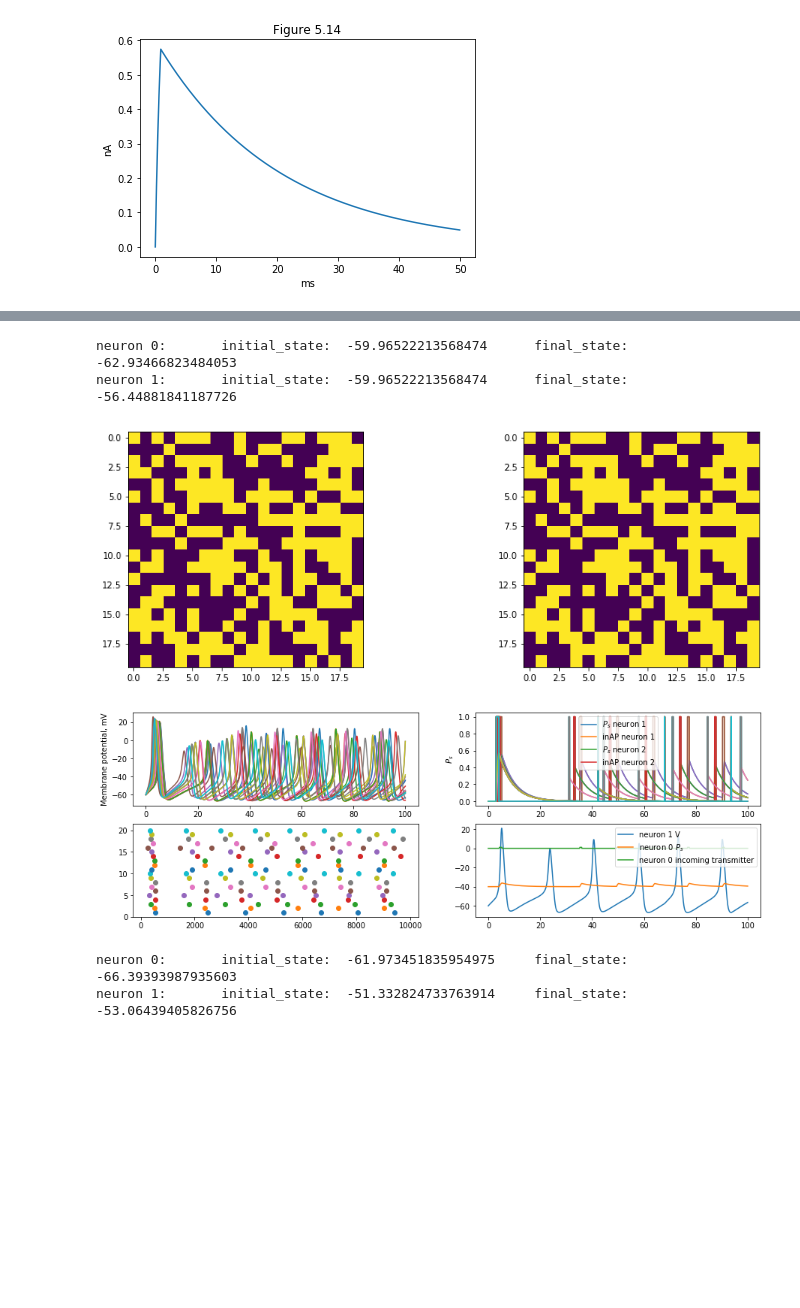
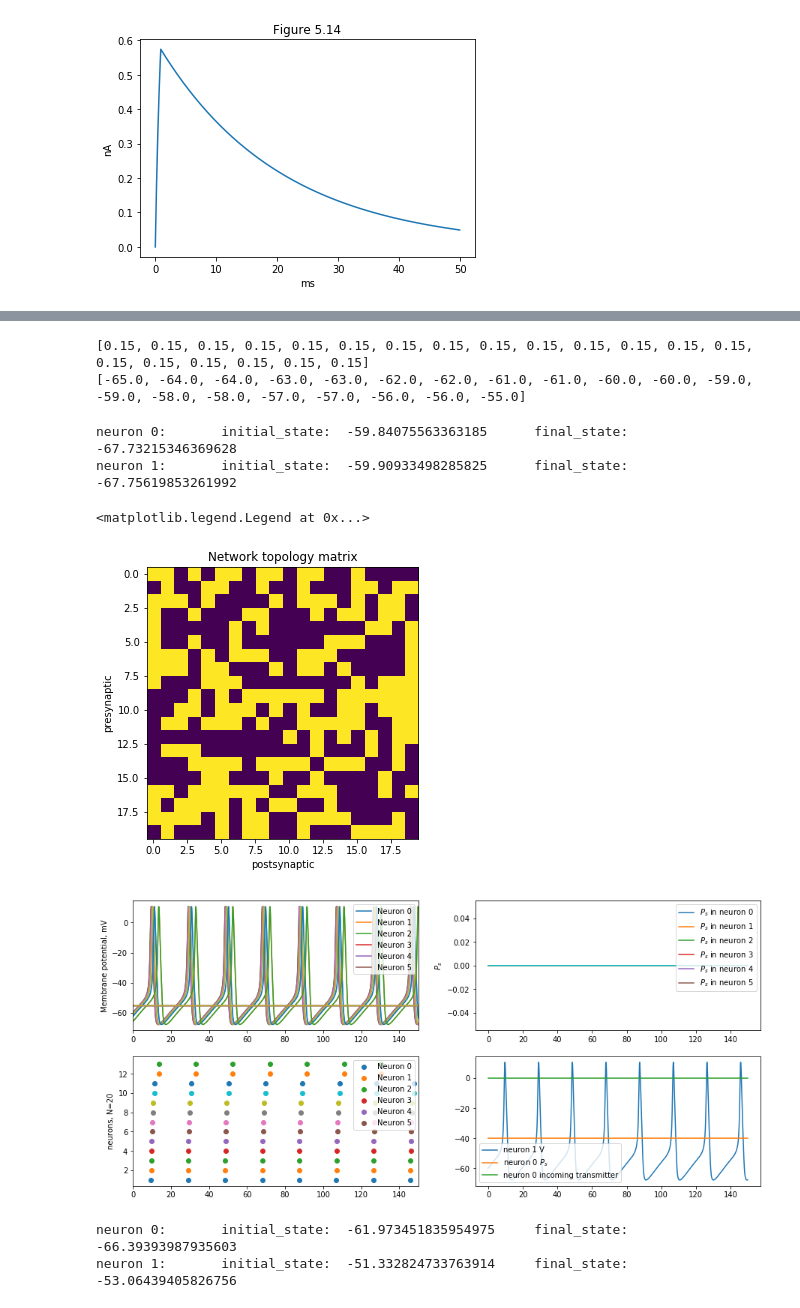
Before and after one commit to zardoz81/TUTORIALS, a Jupyter notebook: Dayan, Abbott - SIMS.ipynb, the cells around one changed output, grey strips where cells are left out. Saved outputs shown, nothing was run; the diff lists cells and outputs as text; code cells hidden in the pictures; blank space fills up the shorter version.

```diff
--- a/Dayan, Abbott - SIMS.ipynb
+++ b/Dayan, Abbott - SIMS.ipynb
@@ -267,73 +236,90 @@ for i in range(N):
+# %%
+# create a list of neuron objects:
+N = 20
+neurons = []
+random_topology = 1
+
+# Define network topology:
+np.random.seed(10)
+route0 = np.zeros((N,N), dtype='int')
+route1 = np.random.randint(2, size=(N,N))
+route = route0 if random_topology==0 else route1
+
+# Change some default initialization parameters:
+Ie = np.random.choice([0.15, 0.15, 0.15])
+V0 = np.round(np.linspace(-65, -55, N))
+for i in range(N):
+    neurons.append(Neuron(V0=V0[i], Ie=Ie))
+print([neurons[i].Ie for i in range(N)])
+print([neurons[i].V for i in range(N)])
+# %% [output]
+[0.15, 0.15, 0.15, 0.15, 0.15, 0.15, 0.15, 0.15, 0.15, 0.15, 0.15, 0.15, 0.15, 0.15, 0.15, 0.15, 0.15, 0.15, 0.15, 0.15]
+[-65.0, -64.0, -64.0, -63.0, -63.0, -62.0, -62.0, -61.0, -61.0, -60.0, -60.0, -59.0, -59.0, -58.0, -58.0, -57.0, -57.0, -56.0, -56.0, -55.0]
 # %%
 # Simulate the neurons for a specified time. You can re-run the simulation (re-run this cell)
 # in which case the simulation will resume from the final state in the previous run.
 
-T = 100 # length of simulation, ms
+T = 150 # length of simulation, ms
 dt = 0.01 # time step in milliseconds
-
-route = np.zeros((N,N), dtype='int')
-route1 =np.random.randint(2,size=(N,N))
-route = route1
-# route1 = np.zeros((N,N), dtype='int')
-# for i in range(N):
-#     route1[i, np.round(4-i).astype('int')] = 1
-#     route1[i, np.round(2-i).astype('int')] = 1
-#     route1[i, np.round(4-i).astype('int')] = 1
 
 plt.figure(figsize=(15,5))
 plt.subplot(121)
 plt.imshow(route)
-plt.subplot(122)
-plt.imshow(route1)
+plt.ylabel('presynaptic')
+plt.xlabel('postsynaptic')
+plt.title('Network topology matrix')
 
 t = np.arange(0, T, step=dt)
 VV = np.zeros((len(neurons), len(t)))
 SS = np.zeros((len(neurons), len(t)))
 inAP = np.zeros((len(neurons), len(t)))
 for tt in range(len(t)):
-#     if tt==dt*np.round(len(t)/dt/3):
-#         print(tt, "1asdfasdfasdfasdfasdf")
-#         route = route1
     for n in range(len(neurons)):
         CN = neurons[n]
         VV[n,tt] = CN.step(dt)
         SS[n,tt] = CN.P_s
         inAP[n,tt] = CN.inAP
     # execute signaling:
     for source in range(len(neurons)):
         targets = np.where(route[source,:]==1)[0].tolist()
         for target in targets:
             neurons[target].inAP = neurons[source].outAP
 
 
-plt.figure(figsize=(15,5))
+plt.figure(figsize=(15,7))
 for i in range(len(neurons)):
     plt.subplot(221)
     plt.plot(t, VV[i,:])
     plt.ylabel('Membrane potential, mV')
-
+    plt.xlim(0,T)
+plt.legend (['Neuron ' + str(i) for i in range(np.min([N,6]))])
+for i in range(len(neurons)):
     plt.subplot(222)
     plt.plot(t, SS[i,:])
     plt.plot(t, inAP[i,:])
     plt.ylabel('$P_s$')
-    plt.legend(['$P_s$ neuron 1', 'inAP neuron 1', '$P_s$ neuron 2', 'inAP neuron 2'])
+plt.legend(['$P_s$ in neuron ' + str(i) for i in range(np.min([N,6]))])
 print('neuron 0:', '\tinitial_state: ', VV[0,0], '\tfinal_state:', VV[0,-1])
 print('neuron 1:', '\tinitial_state: ', VV[1,0], '\tfinal_state:', VV[1,-1])
 
 plt.subplot(224)
 plt.plot(t, VV[1,:], t, SS[0,:]*7-40, t, inAP[0,:])
 plt.legend(['neuron 1 V','neuron 0 $P_s$', 'neuron 0 incoming transmitter'])
 
 from scipy.signal import find_peaks
 plt.subplot(223)
 for i in range(N):
-    peaks, _ = find_peaks(VV[i,:], distance=5)
-    plt.scatter(peaks, np.ones_like(peaks)*(i+1))
+    peaks, heights = find_peaks(VV[i,:], prominence=10)
+    plt.scatter(t[peaks], np.ones_like(peaks)*(i+1))
+    plt.xlim(0,T)
+plt.ylabel('neurons, N=' + str(N))
+plt.legend (['Neuron ' + str(i) for i in range(np.min([N,6]))])
 # %% [output]
-neuron 0:       initial_state:  -59.96522213568474      final_state: -62.93466823484053
-neuron 1:       initial_state:  -59.96522213568474      final_state: -56.44881841187726
+neuron 0:       initial_state:  -59.84075563363185      final_state: -67.73215346369628
+neuron 1:       initial_state:  -59.90933498285825      final_state: -67.75619853261992
+<matplotlib.legend.Legend at 0x...>
-[figure, old version]
+[figure, new version]
-[figure, old version]
+[figure, new version]
 # %%
 # Simulate the neurons for a specified time. You can re-run the simulation (re-run this cell)
 # in which case the simulation will resume from the final state in the previous run.
```
Also changed, not shown: parts of 2 cells of this notebook.
